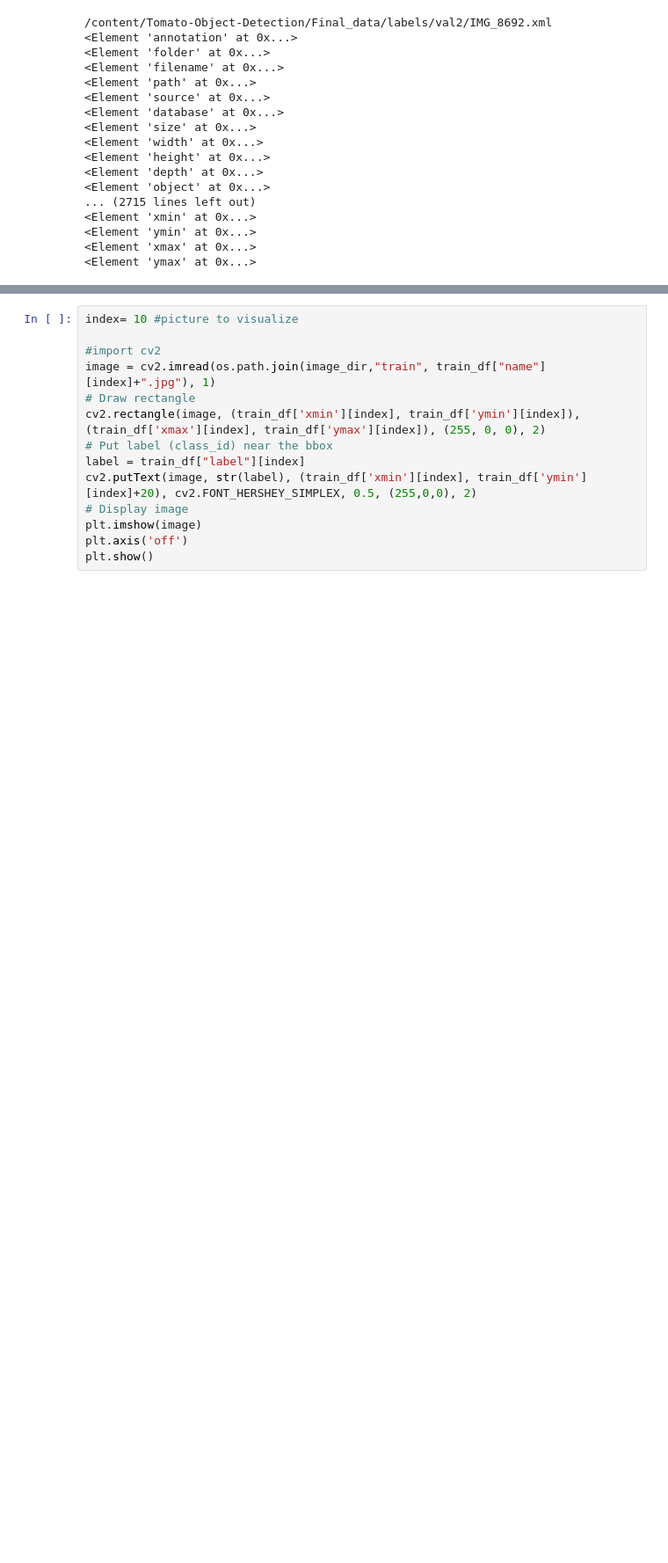
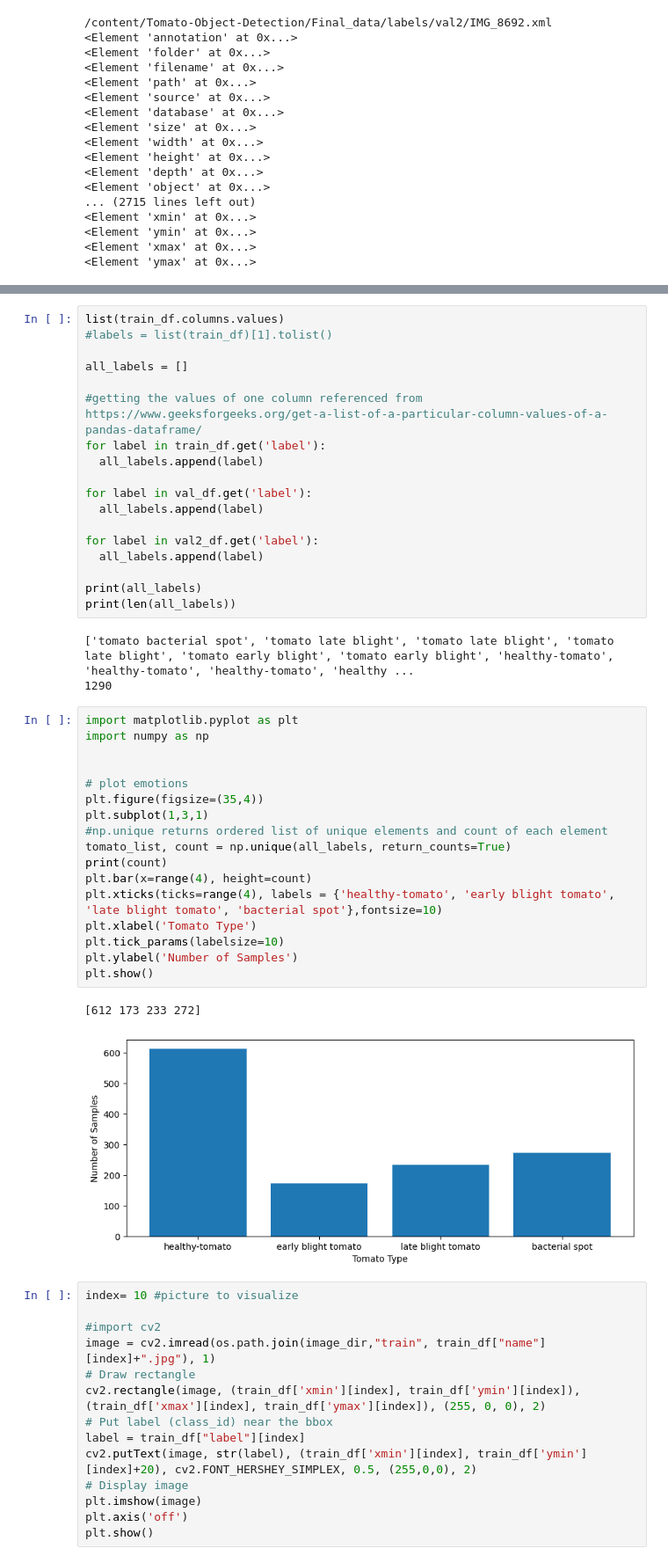
Before and after one commit to jaspergass/Tomato-Object-Detection, a Jupyter notebook: Tomato_Object_Detection2.ipynb, the cells around one changed output, grey strips where cells are left out. Shown at 88% size. Cells and saved outputs as stored; diff of their text form; blank space fills up the shorter version.

Commit message:
Added graph of tomato distribution

```diff
--- a/Tomato_Object_Detection2.ipynb
+++ b/Tomato_Object_Detection2.ipynb
@@ -293,4 +293,45 @@ val2_df
 206 rows × 8 columns
+# %%
+list(train_df.columns.values)
+#labels = list(train_df)[1].tolist()
+
+all_labels = []
+
+#getting the values of one column referenced from https://www.geeksforgeeks.org/get-a-list-of-a-particular-column-values-of-a-pandas-dataframe/
+for label in train_df.get('label'):
+  all_labels.append(label)
+
+for label in val_df.get('label'):
+  all_labels.append(label)
+
+for label in val2_df.get('label'):
+  all_labels.append(label)
+
+print(all_labels)
+print(len(all_labels))
+# %% [output]
+['tomato bacterial spot', 'tomato late blight', 'tomato late blight', 'tomato late blight', 'tomato early blight', 'tomato early blight', 'healthy-tomato', 'healthy-tomato', 'healthy-tomato', 'healthy ...
+1290
+# %%
+import matplotlib.pyplot as plt
+import numpy as np
+
+
+# plot emotions
+plt.figure(figsize=(35,4))
+plt.subplot(1,3,1)
+#np.unique returns ordered list of unique elements and count of each element
+tomato_list, count = np.unique(all_labels, return_counts=True)
+print(count)
+plt.bar(x=range(4), height=count)
+plt.xticks(ticks=range(4), labels = {'healthy-tomato', 'early blight tomato', 'late blight tomato', 'bacterial spot'},fontsize=10)
+plt.xlabel('Tomato Type')
+plt.tick_params(labelsize=10)
+plt.ylabel('Number of Samples')
+plt.show()
+# %% [output]
+[612 173 233 272]
+[figure, added]
 # %%
 index= 10 #picture to visualize
 
```
Also changed, not shown: parts of 2 cells of this notebook.
